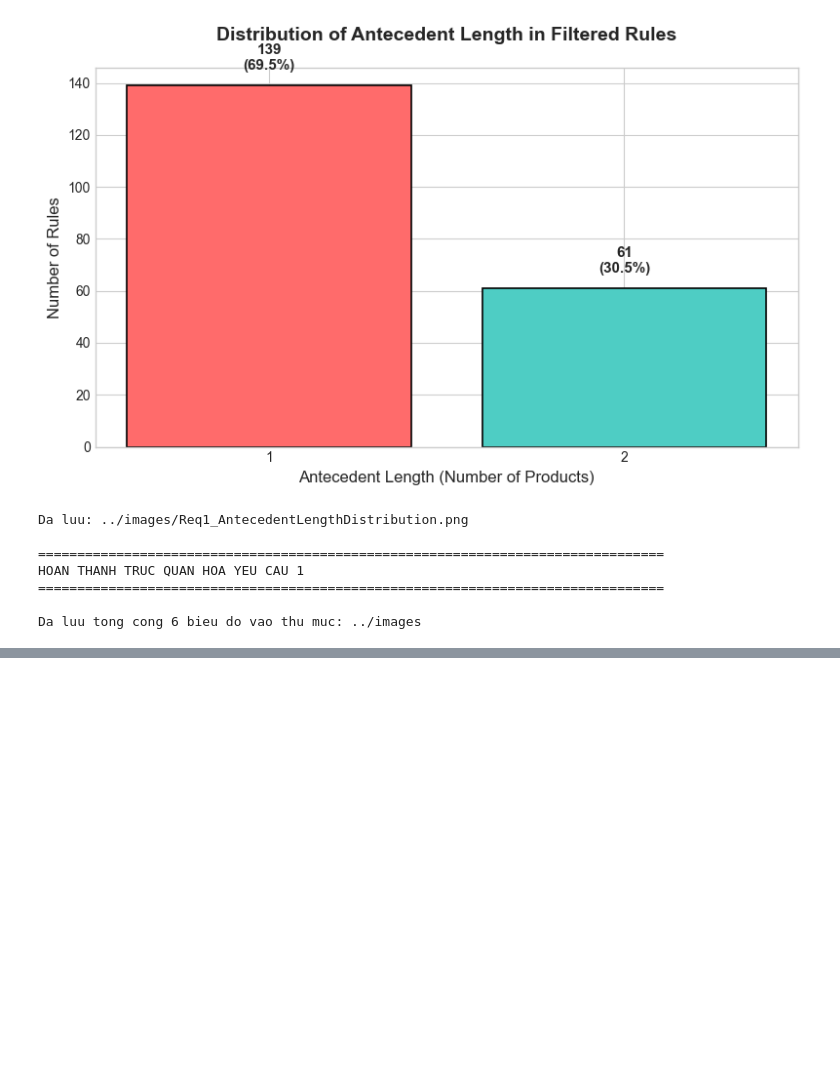
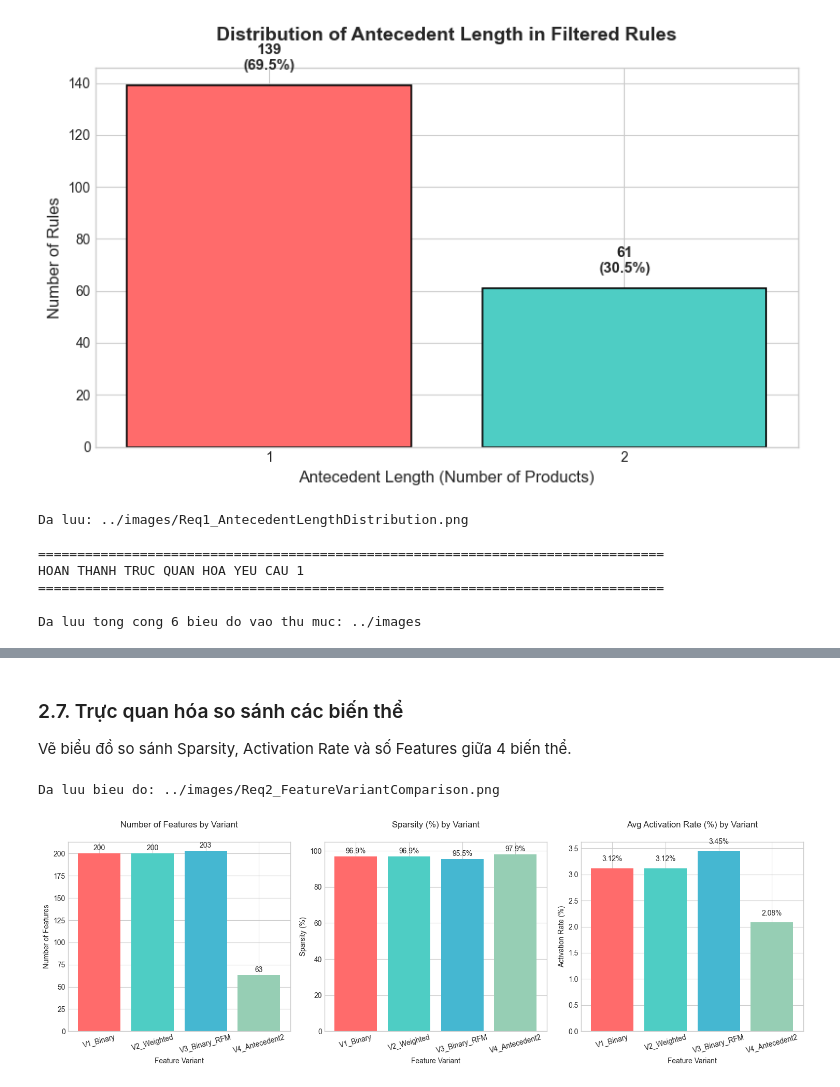
Before and after one commit to ThanhTung-KHMT-1701/ShopCluster, a Jupyter notebook: notebooks/ShopCluster.ipynb, the cells around one changed output, grey strips where cells are left out. Drawn from its saved outputs; the diff is of its cells as text; code cells hidden in the pictures; blank space fills up the shorter version.

```diff
--- a/notebooks/ShopCluster.ipynb
+++ b/notebooks/ShopCluster.ipynb
@@ -1017,0 +1459,67 @@ Da luu tong cong 6 bieu do vao thu muc: ../images
+# %% [markdown]
+### 2.7. Trực quan hóa so sánh các biến thể
+
+Vẽ biểu đồ so sánh Sparsity, Activation Rate và số Features giữa 4 biến thể.
+# %%
+# =============================================================================
+# 2.7. TRỰC QUAN HÓA SO SÁNH CÁC BIẾN THỂ
+# =============================================================================
+
+# Màu sắc (tối đa 4 màu theo quy tắc)
+colors_4 = ['#FF6B6B', '#4ECDC4', '#45B7D1', '#96CEB4']
+
+fig, axes = plt.subplots(1, 3, figsize=(15, 5))
+
+# --- Chart 1: Số Features ---
+ax1 = axes[0]
+variants = df_stats['Variant'].tolist()
+features = df_stats['Features'].tolist()
+bars1 = ax1.bar(variants, features, color=colors_4)
+ax1.set_title('Number of Features by Variant', fontsize=12, pad=20)
+ax1.set_xlabel('Feature Variant')
+ax1.set_ylabel('Number of Features')
+ax1.tick_params(axis='x', rotation=15)
+
+# Thêm label trên mỗi bar
+for bar, val in zip(bars1, features):
+    ax1.text(bar.get_x() + bar.get_width()/2, bar.get_height() + 2,
+             str(val), ha='center', va='bottom', fontsize=10)
+
+# --- Chart 2: Sparsity ---
+ax2 = axes[1]
+sparsity = df_stats['Sparsity (%)'].tolist()
+bars2 = ax2.bar(variants, sparsity, color=colors_4)
+ax2.set_title('Sparsity (%) by Variant', fontsize=12, pad=20)
+ax2.set_xlabel('Feature Variant')
+ax2.set_ylabel('Sparsity (%)')
+ax2.tick_params(axis='x', rotation=15)
+ax2.set_ylim(0, 105)
+
+for bar, val in zip(bars2, sparsity):
+    ax2.text(bar.get_x() + bar.get_width()/2, bar.get_height() + 1,
+             f'{val:.1f}%', ha='center', va='bottom', fontsize=10)
+
+# --- Chart 3: Activation Rate ---
+ax3 = axes[2]
+activation = df_stats['Avg Activation Rate (%)'].tolist()
+bars3 = ax3.bar(variants, activation, color=colors_4)
+ax3.set_title('Avg Activation Rate (%) by Variant', fontsize=12, pad=20)
+ax3.set_xlabel('Feature Variant')
+ax3.set_ylabel('Activation Rate (%)')
+ax3.tick_params(axis='x', rotation=15)
+
+for bar, val in zip(bars3, activation):
+    ax3.text(bar.get_x() + bar.get_width()/2, bar.get_height() + 0.1,
+             f'{val:.2f}%', ha='center', va='bottom', fontsize=10)
+
+plt.tight_layout()
+
+# Lưu biểu đồ
+plt.savefig(f'{IMAGES_DIR}/Req2_FeatureVariantComparison.png', dpi=150, bbox_inches='tight',
+            facecolor='white', edgecolor='none')
+print(f"Da luu bieu do: {IMAGES_DIR}/Req2_FeatureVariantComparison.png")
+
+plt.show()
+# %% [output]
+Da luu bieu do: ../images/Req2_FeatureVariantComparison.png
+[figure, added]
```
Also changed, not shown: parts of 23 cells of this notebook, 10 other files.
